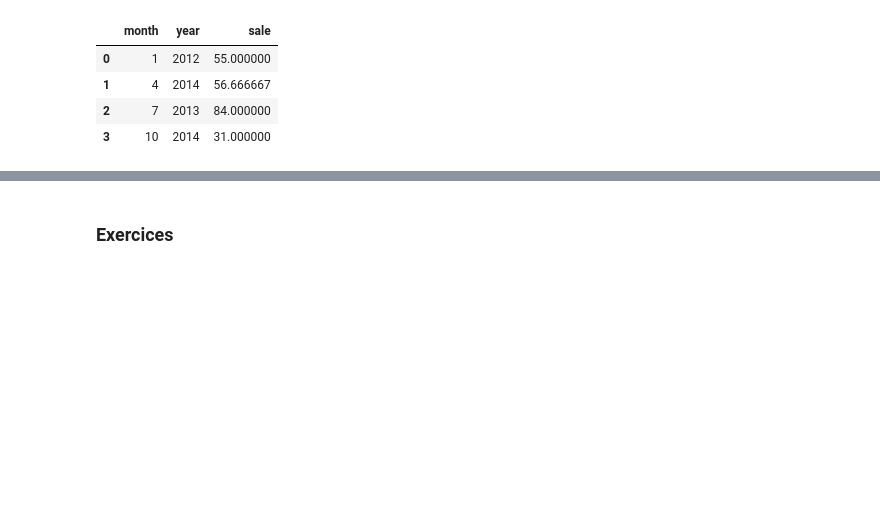
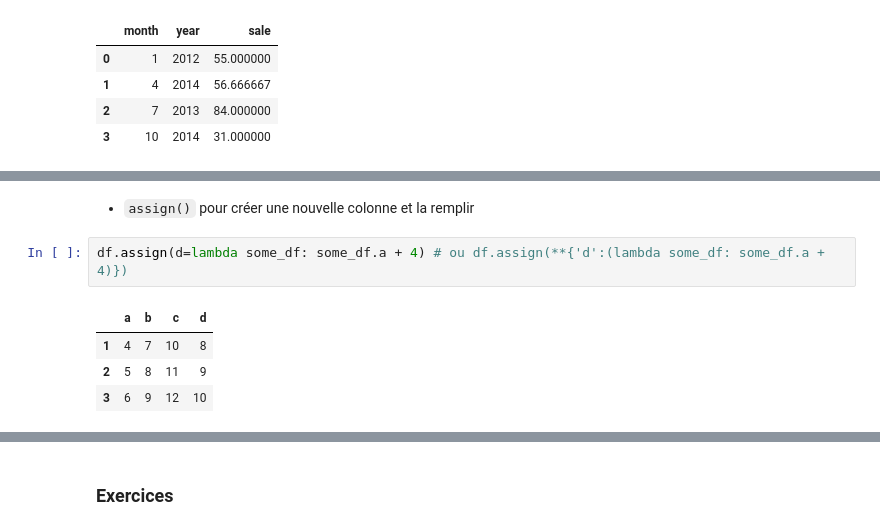
Before and after one commit to fadibadra/m1, a Jupyter notebook: tps/seance_5_pandas_matplotlib_seaborn/5.1 pandas.ipynb, the cells around one changed output, grey strips where cells are left out. Drawn from its saved outputs; the diff is of its cells as text; blank space fills up the shorter version.

```diff
--- a/tps/seance_5_pandas_matplotlib_seaborn/5.1 pandas.ipynb
+++ b/tps/seance_5_pandas_matplotlib_seaborn/5.1 pandas.ipynb
@@ -446,0 +482,9 @@ df.fillna(df.mean(0)['sale'])
+# %% [markdown]
+- `assign()` pour créer une nouvelle colonne et la remplir
+# %%
+df.assign(d=lambda some_df: some_df.a + 4) # ou df.assign(**{'d':(lambda some_df: some_df.a + 4)})
+# %% [output]
+|  | a | b | c | d |
+| 1 | 4 | 7 | 10 | 8 |
+| 2 | 5 | 8 | 11 | 9 |
+| 3 | 6 | 9 | 12 | 10 |
```
Also changed, not shown: parts of 12 cells of this notebook, 1 other file.
